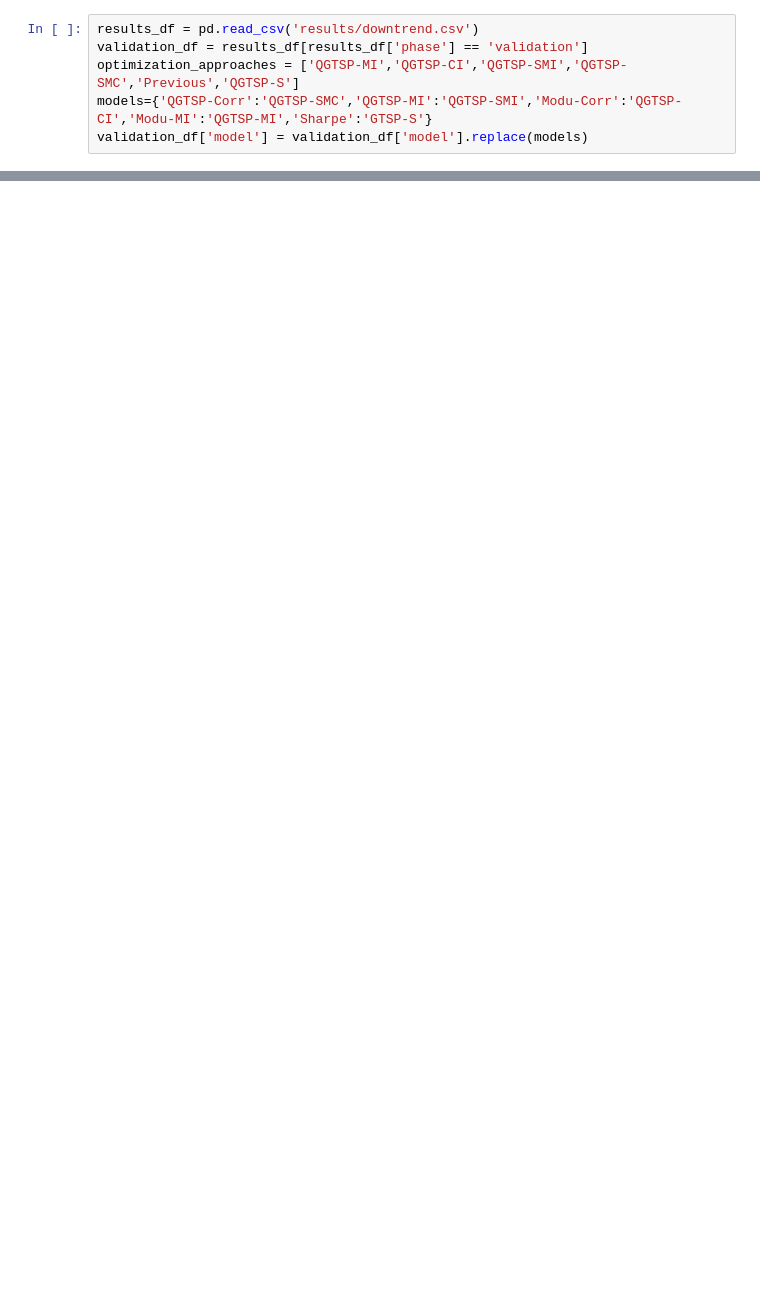
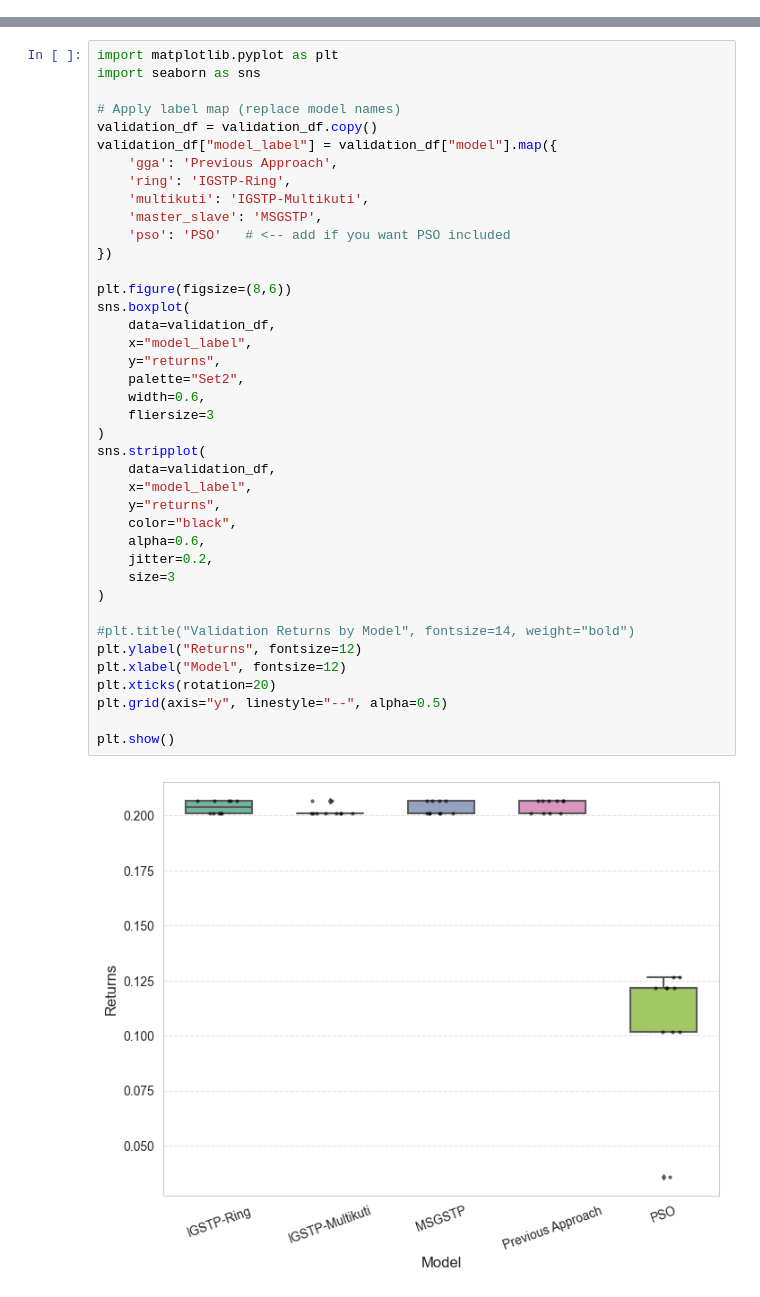
Before and after one commit to Chideme/island_genetic_algrorithm, a Jupyter notebook: experiment_portfolio_downtrend.ipynb, the cells around one changed output, grey strips where cells are left out. Drawn from its saved outputs; the diff is of its cells as text; blank space fills up the shorter version.

```diff
--- a/experiment_portfolio_downtrend.ipynb
+++ b/experiment_portfolio_downtrend.ipynb
@@ -127,6 +208,0 @@ validation_df.groupby([ 'model'])[[ 'returns', 'mdd']].mean().round(4)
-# %%
-results_df = pd.read_csv('results/downtrend.csv')
-validation_df = results_df[results_df['phase'] == 'validation']
-optimization_approaches = ['QGTSP-MI','QGTSP-CI','QGTSP-SMI','QGTSP-SMC','Previous','QGTSP-S']
-models={'QGTSP-Corr':'QGTSP-SMC','QGTSP-MI':'QGTSP-SMI','Modu-Corr':'QGTSP-CI','Modu-MI':'QGTSP-MI','Sharpe':'GTSP-S'}
-validation_df['model'] = validation_df['model'].replace(models)
@@ -351,0 +209,42 @@ pso           9.954457e+175           inf  2.386675e+42  9.659349e+176
+# %%
+import matplotlib.pyplot as plt
+import seaborn as sns
+
+# Apply label map (replace model names)
+validation_df = validation_df.copy()
+validation_df["model_label"] = validation_df["model"].map({
+    'gga': 'Previous Approach',
+    'ring': 'IGSTP-Ring',
+    'multikuti': 'IGSTP-Multikuti',
+    'master_slave': 'MSGSTP',
+    'pso': 'PSO'   # <-- add if you want PSO included
+})
+
+plt.figure(figsize=(8,6))
+sns.boxplot(
+    data=validation_df,
+    x="model_label",
+    y="returns",
+    palette="Set2",
+    width=0.6,
+    fliersize=3
+)
+sns.stripplot(
+    data=validation_df,
+    x="model_label",
+    y="returns",
+    color="black",
+    alpha=0.6,
+    jitter=0.2,
+    size=3
+)
+
+#plt.title("Validation Returns by Model", fontsize=14, weight="bold")
+plt.ylabel("Returns", fontsize=12)
+plt.xlabel("Model", fontsize=12)
+plt.xticks(rotation=20)
+plt.grid(axis="y", linestyle="--", alpha=0.5)
+
+plt.show()
+# %% [output]
+[figure, added]
```
Also changed, not shown: parts of 19 cells of this notebook, 54 other files.
